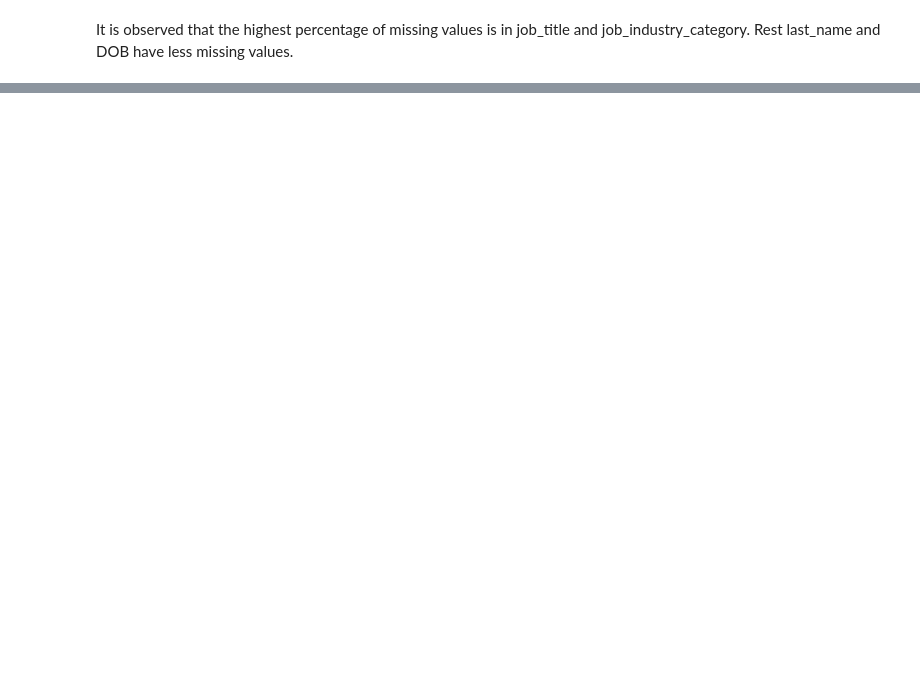
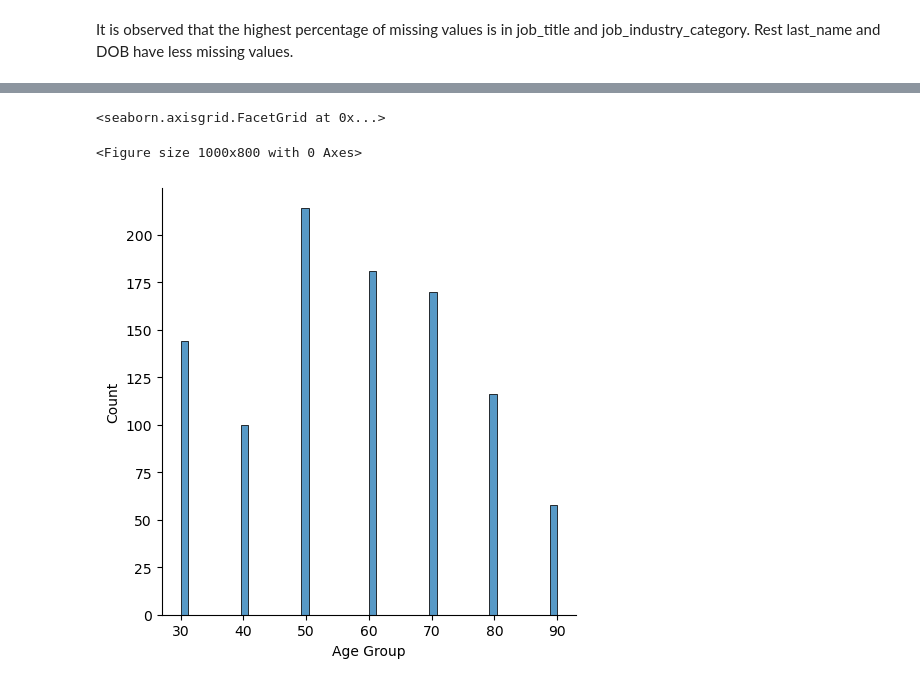
Before and after one commit to rakesh1713rao/Data_Analytics_Project_Customer_Segmentation, a Jupyter notebook: Data Quality Assessment and Data Cleaning NewCustomerList.ipynb, the cells around one changed output, grey strips where cells are left out. Saved outputs shown, nothing was run; the diff lists cells and outputs as text; code cells hidden in the pictures; blank space fills up the shorter version.

```diff
--- a/Data Quality Assessment and Data Cleaning NewCustomerList.ipynb
+++ b/Data Quality Assessment and Data Cleaning NewCustomerList.ipynb
@@ -125,0 +220,2 @@ It is observed that the highest percentage of missing values is in job_title and
+# %%
+new_cust.drop(index=drop_dob_index,axis=0,inplace=True)
@@ -125,0 +228,11 @@ It is observed that the highest percentage of missing values is in job_title and
+# %%
+# Creating an age function to calculate the age of the customers.
+
+
+def age(born):
+
+    today = date.today()
+
+    return today.year - born.year - ((today.month, today.day) < (born.month, born.day))
+# %%
+ new_cust['Age'] = new_cust['DOB'].apply(age)
@@ -125,0 +265,2 @@ It is observed that the highest percentage of missing values is in job_title and
+# %%
+new_cust['Age Group'] = new_cust['Age'].apply(lambda x : (math.floor(x/10)+1)*10)
@@ -125,0 +282,8 @@ It is observed that the highest percentage of missing values is in job_title and
+# %%
+# Viz to find out the Age Group Distribution
+plt.figure(figsize=(10,8))
+sns.displot(new_cust['Age Group'],kde=False,bins=50)
+# %% [output]
+<seaborn.axisgrid.FacetGrid at 0x...>
+<Figure size 1000x800 with 0 Axes>
+[figure, added]
```
Also changed, not shown: parts of 69 cells of this notebook.
